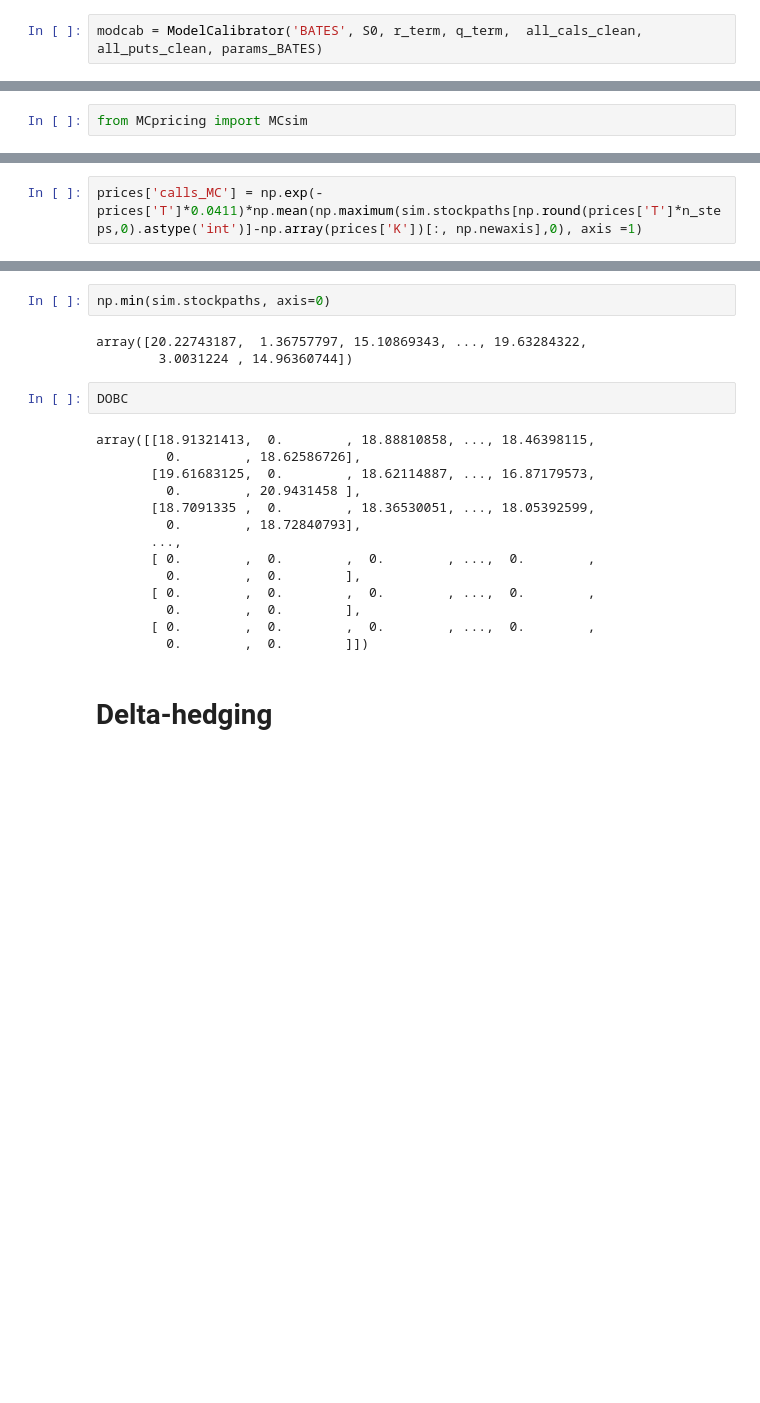
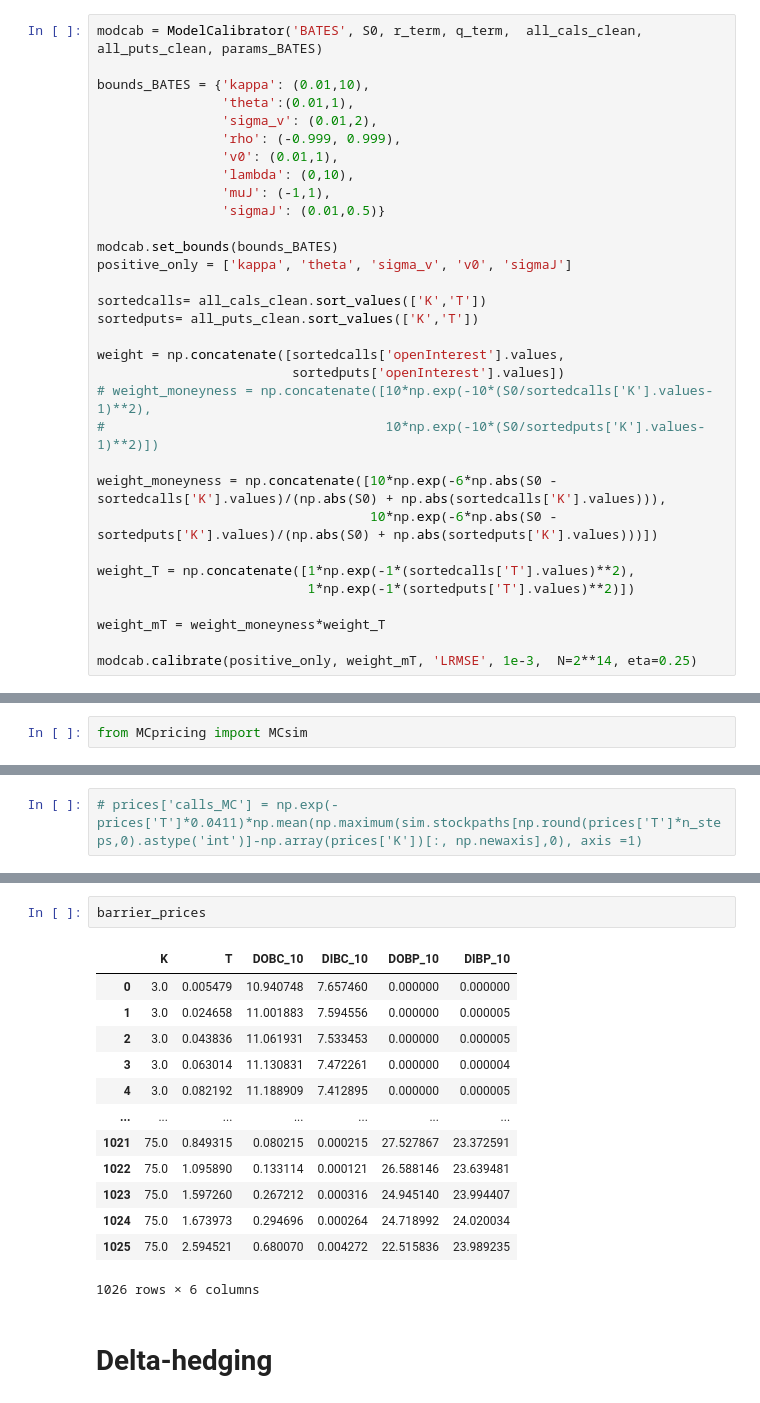
Before and after one commit to Naxzele/BonusCert, a Jupyter notebook: BonusCert.ipynb, the cells around one changed output, grey strips where cells are left out. Drawn from its saved outputs; the diff is of its cells as text; blank space fills up the shorter version.

```diff
--- a/BonusCert.ipynb
+++ b/BonusCert.ipynb
@@ -157,2 +182,32 @@ plt.show()
 # %%
 modcab = ModelCalibrator('BATES', S0, r_term, q_term,  all_cals_clean, all_puts_clean, params_BATES)
+
+bounds_BATES = {'kappa': (0.01,10),
+                'theta':(0.01,1),
+                'sigma_v': (0.01,2),
+                'rho': (-0.999, 0.999),
+                'v0': (0.01,1),
+                'lambda': (0,10),
+                'muJ': (-1,1),
+                'sigmaJ': (0.01,0.5)}
+
+modcab.set_bounds(bounds_BATES)
+positive_only = ['kappa', 'theta', 'sigma_v', 'v0', 'sigmaJ']
+
+sortedcalls= all_cals_clean.sort_values(['K','T'])
+sortedputs= all_puts_clean.sort_values(['K','T'])
+
+weight = np.concatenate([sortedcalls['openInterest'].values,
+                         sortedputs['openInterest'].values])
+# weight_moneyness = np.concatenate([10*np.exp(-10*(S0/sortedcalls['K'].values-1)**2),
+#                                    10*np.exp(-10*(S0/sortedputs['K'].values-1)**2)])
+
+weight_moneyness = np.concatenate([10*np.exp(-6*np.abs(S0 - sortedcalls['K'].values)/(np.abs(S0) + np.abs(sortedcalls['K'].values))),
+                                   10*np.exp(-6*np.abs(S0 - sortedputs['K'].values)/(np.abs(S0) + np.abs(sortedputs['K'].values)))])
+
+weight_T = np.concatenate([1*np.exp(-1*(sortedcalls['T'].values)**2),
+                           1*np.exp(-1*(sortedputs['T'].values)**2)])
+
+weight_mT = weight_moneyness*weight_T
+
+modcab.calibrate(positive_only, weight_mT, 'LRMSE', 1e-3,  N=2**14, eta=0.25)
@@ -241,4 +323,4 @@ sim.simulate(0.0411, 0.0)
 # %%
-prices['calls_MC'] = np.exp(-prices['T']*0.0411)*np.mean(np.maximum(sim.stockpaths[np.round(prices['T']*n_steps,0).astype('int')]-np.array(prices['K'])[:, np.newaxis],0), axis =1)
+# prices['calls_MC'] = np.exp(-prices['T']*0.0411)*np.mean(np.maximum(sim.stockpaths[np.round(prices['T']*n_steps,0).astype('int')]-np.array(prices['K'])[:, np.newaxis],0), axis =1)
 # %%
 barrier_prices = sim.down_barrier_price_batch(0.0411, prices[['K','T']], 10)
@@ -259,23 +327,18 @@ DIBC = np.where(~knock, 0, call_payoff)
-# %%
-np.min(sim.stockpaths, axis=0)
-# %% [output]
-array([20.22743187,  1.36757797, 15.10869343, ..., 19.63284322,
-        3.0031224 , 14.96360744])
-# %%
-DOBC
-# %% [output]
-array([[18.91321413,  0.        , 18.88810858, ..., 18.46398115,
-         0.        , 18.62586726],
-       [19.61683125,  0.        , 18.62114887, ..., 16.87179573,
-         0.        , 20.9431458 ],
-       [18.7091335 ,  0.        , 18.36530051, ..., 18.05392599,
-         0.        , 18.72840793],
-       ...,
-       [ 0.        ,  0.        ,  0.        , ...,  0.        ,
-         0.        ,  0.        ],
-       [ 0.        ,  0.        ,  0.        , ...,  0.        ,
-         0.        ,  0.        ],
-       [ 0.        ,  0.        ,  0.        , ...,  0.        ,
-         0.        ,  0.        ]])
+# %%
+barrier_prices
+# %% [output]
+|  | K | T | DOBC_10 | DIBC_10 | DOBP_10 | DIBP_10 |
+| 0 | 3.0 | 0.005479 | 10.940748 | 7.657460 | 0.000000 | 0.000000 |
+| 1 | 3.0 | 0.024658 | 11.001883 | 7.594556 | 0.000000 | 0.000005 |
+| 2 | 3.0 | 0.043836 | 11.061931 | 7.533453 | 0.000000 | 0.000005 |
+| 3 | 3.0 | 0.063014 | 11.130831 | 7.472261 | 0.000000 | 0.000004 |
+| 4 | 3.0 | 0.082192 | 11.188909 | 7.412895 | 0.000000 | 0.000005 |
+| ... | ... | ... | ... | ... | ... | ... |
+| 1021 | 75.0 | 0.849315 | 0.080215 | 0.000215 | 27.527867 | 23.372591 |
+| 1022 | 75.0 | 1.095890 | 0.133114 | 0.000121 | 26.588146 | 23.639481 |
+| 1023 | 75.0 | 1.597260 | 0.267212 | 0.000316 | 24.945140 | 23.994407 |
+| 1024 | 75.0 | 1.673973 | 0.294696 | 0.000264 | 24.718992 | 24.020034 |
+| 1025 | 75.0 | 2.594521 | 0.680070 | 0.004272 | 22.515836 | 23.989235 |
+1026 rows × 6 columns
 # %% [markdown]
 # Delta-hedging
```
Also changed, not shown: parts of 18 cells of this notebook, 2 other files.
